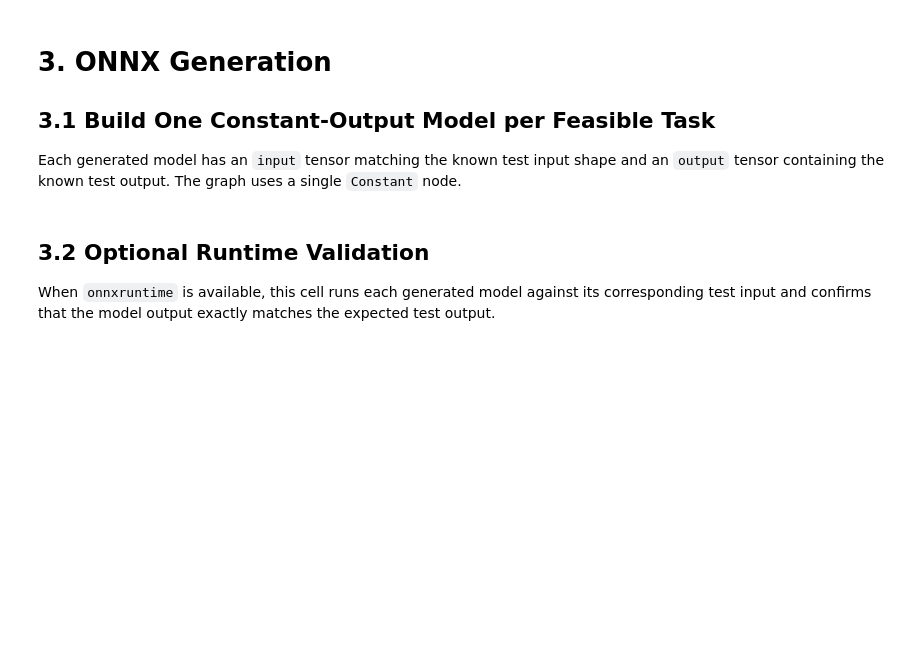
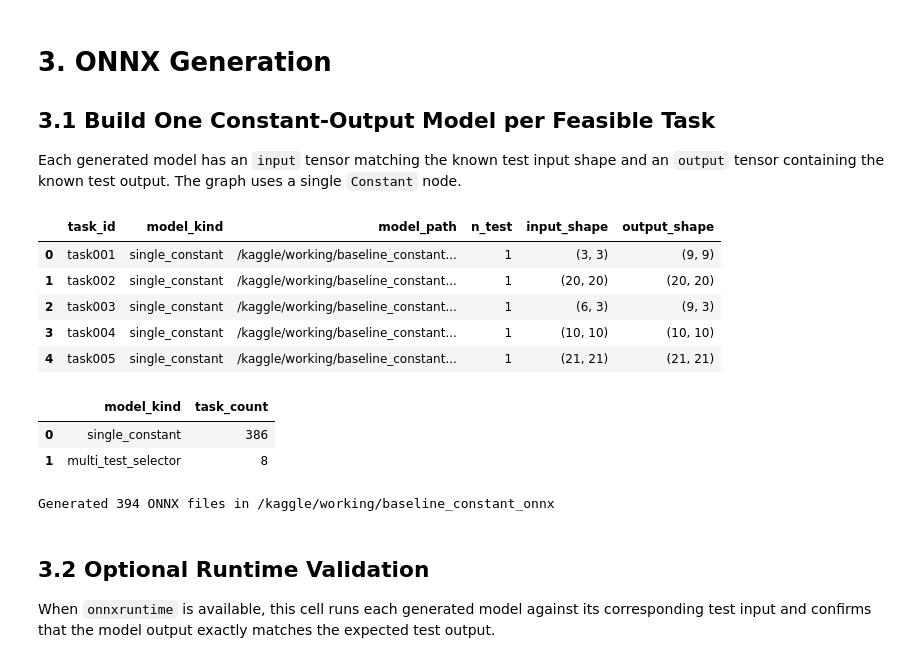
Before and after one commit to tuannm3812/kaggle-neurogolf-2026, a Jupyter notebook: notebooks/02_baseline_models.ipynb, the cells around one changed output. Cells and saved outputs as stored; diff of their text form; code cells hidden in the pictures; blank space fills up the shorter version.

Commit message:
Kaggle Notebook | NeuroGolf 2026 Baseline Models | Version 7

```diff
--- a/notebooks/02_baseline_models.ipynb
+++ b/notebooks/02_baseline_models.ipynb
@@ -225,23 +258,6 @@ def make_constant_output_model(task_id: str, input_grid: list[list[int]], output
     constant_tensor = numpy_helper.from_array(output_arr, name=f"{task_id}_constant_output")
     constant_node = helper.make_node("Constant", inputs=[], outputs=["output"], value=constant_tensor)
     graph = helper.make_graph([constant_node], f"{task_id}_constant_baseline", [input_info], [output_info])
-    model = helper.make_model(
-        graph,
-        producer_name="kaggle-neurogolf-2026-baseline",
-        opset_imports=[helper.make_opsetid("", 11)],
-    )
-    onnx.checker.check_model(model)
-    return model
-
-
-def make_identity_fallback_model(task_id: str):
-    if not ONNX_AVAILABLE:
-        raise RuntimeError("onnx is not available in this runtime")
-
-    input_info = helper.make_tensor_value_info("input", TensorProto.INT64, ["H", "W"])
-    output_info = helper.make_tensor_value_info("output", TensorProto.INT64, ["H", "W"])
-    identity_node = helper.make_node("Identity", inputs=["input"], outputs=["output"])
-    graph = helper.make_graph([identity_node], f"{task_id}_identity_fallback", [input_info], [output_info])
     model = helper.make_model(
         graph,
         producer_name="kaggle-neurogolf-2026-baseline",
@@ -314,62 +330,58 @@ def make_test_selector_model(task_id: str, test_pairs: list[dict[str, Any]]):
     )
     onnx.checker.check_model(model)
     return model
 
 
 def generate_baseline_models(tasks: dict[str, dict[str, Any]], baseline_df: pd.DataFrame) -> pd.DataFrame:
     MODEL_DIR.mkdir(parents=True, exist_ok=True)
     rows: list[dict[str, Any]] = []
-    baseline_by_id = baseline_df.set_index("task_id") if not baseline_df.empty else pd.DataFrame()
-    expected_ids = [f"task{i:03d}" for i in range(1, 401)]
+    feasible_df = baseline_df.query("model_feasible == True") if not baseline_df.empty else pd.DataFrame()
 
-    for task_id in expected_ids:
-        task = tasks.get(task_id)
-        if task is None:
-            model = make_identity_fallback_model(task_id)
-            model_kind = "missing_task_identity_fallback"
-            n_test = 0
-            input_shape = None
-            output_shape = None
+    for row in feasible_df.itertuples(index=False):
+        task = tasks[row.task_id]
+        test_pairs = task["test"]
+        if row.single_constant_feasible:
+            model = make_constant_output_model(row.task_id, test_pairs[0]["input"], test_pairs[0]["output"])
+            model_kind = "single_constant"
         else:
-            row = baseline_by_id.loc[task_id]
-            test_pairs = task.get("test", [])
-            n_test = len(test_pairs)
-            input_shape = tuple(np.asarray(test_pairs[0]["input"]).shape) if test_pairs else None
-            output_shape = tuple(np.asarray(test_pairs[0]["output"]).shape) if test_pairs and "output" in test_pairs[0] else None
-            if bool(row["single_constant_feasible"]):
-                model = make_constant_output_model(task_id, test_pairs[0]["input"], test_pairs[0]["output"])
-                model_kind = "single_constant"
-            elif bool(row["multi_selector_feasible"]):
-                model = make_test_selector_model(task_id, test_pairs)
-                model_kind = "multi_test_selector"
-            else:
-                model = make_identity_fallback_model(task_id)
-                model_kind = "identity_fallback"
+            model = make_test_selector_model(row.task_id, test_pairs)
+            model_kind = "multi_test_selector"
 
-        model_path = MODEL_DIR / f"{task_id}.onnx"
+        model_path = MODEL_DIR / f"{row.task_id}.onnx"
         onnx.save(model, model_path)
         rows.append({
-            "task_id": task_id,
+            "task_id": row.task_id,
             "model_kind": model_kind,
             "model_path": str(model_path),
-            "n_test": n_test,
-            "input_shape": input_shape,
-            "output_shape": output_shape,
+            "n_test": len(test_pairs),
+            "input_shape": tuple(np.asarray(test_pairs[0]["input"]).shape),
+            "output_shape": tuple(np.asarray(test_pairs[0]["output"]).shape),
         })
     return pd.DataFrame(rows)
 
 
 if ONNX_AVAILABLE and not baseline_df.empty:
     manifest_df = generate_baseline_models(tasks, baseline_df)
 else:
     manifest_df = pd.DataFrame(columns=["task_id", "model_kind", "model_path", "n_test", "input_shape", "output_shape"])
     if not ONNX_AVAILABLE:
         print("Skipping ONNX generation because onnx is unavailable in this runtime.")
 
 display(manifest_df.head())
 if not manifest_df.empty:
     display(manifest_df["model_kind"].value_counts().rename_axis("model_kind").reset_index(name="task_count"))
 print(f"Generated {len(manifest_df):,} ONNX files in {MODEL_DIR}")
+# %% [output]
+|  | task_id | model_kind | model_path | n_test | input_shape | output_shape |
+| 0 | task001 | single_constant | /kaggle/working/baseline_constant... | 1 | (3, 3) | (9, 9) |
+| 1 | task002 | single_constant | /kaggle/working/baseline_constant... | 1 | (20, 20) | (20, 20) |
+| 2 | task003 | single_constant | /kaggle/working/baseline_constant... | 1 | (6, 3) | (9, 3) |
+| 3 | task004 | single_constant | /kaggle/working/baseline_constant... | 1 | (10, 10) | (10, 10) |
+| 4 | task005 | single_constant | /kaggle/working/baseline_constant... | 1 | (21, 21) | (21, 21) |
+|  | model_kind | task_count |
+| 0 | single_constant | 386 |
+| 1 | multi_test_selector | 8 |
+Generated 394 ONNX files in /kaggle/working/baseline_constant_onnx
 # %% [markdown]
 ## 3.2 Optional Runtime Validation
 
```
Also changed, not shown: parts of 7 cells of this notebook.
